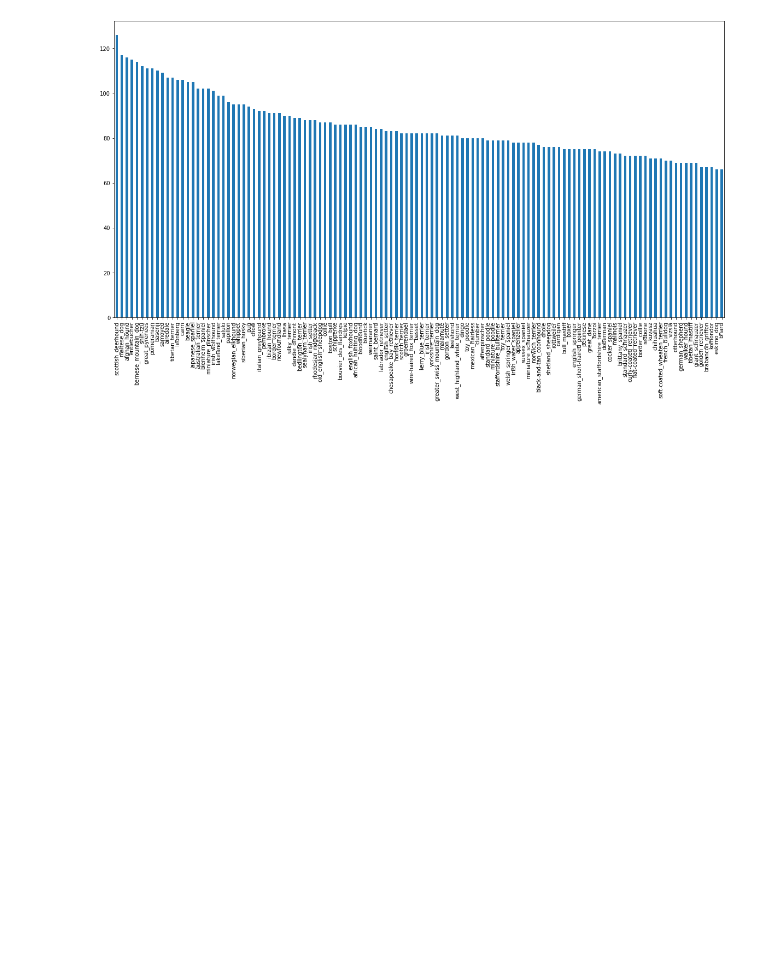
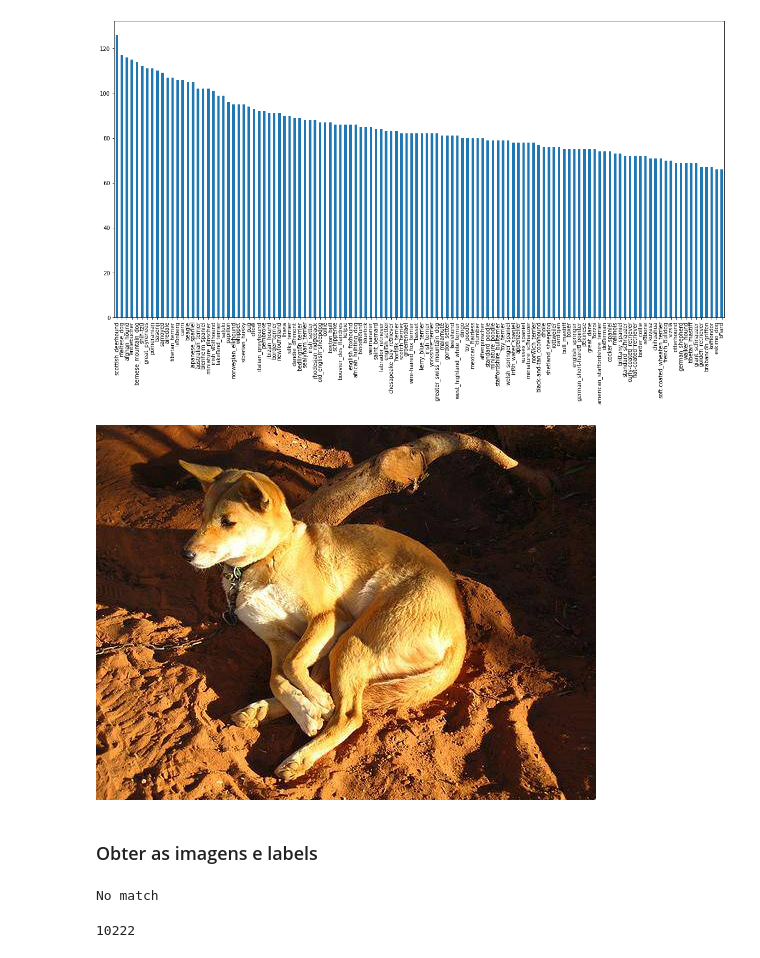
Before and after one commit to willsbit/ztm_datascience-machinelearning, a Jupyter notebook: dob_breed_project.ipynb, the cells around one changed output. Cells and saved outputs as stored; diff of their text form; code cells hidden in the pictures; blank space fills up the shorter version.

Commit message:
continuação do projeto de CV Dog Breed Identification

```diff
--- a/dob_breed_project.ipynb
+++ b/dob_breed_project.ipynb
@@ -61,3 +55,11 @@ labels_csv["breed"].value_counts().plot.bar(figsize=(20, 10))
 # %% [output]
 <matplotlib.axes._subplots.AxesSubplot at 0x...>
 [figure]
+# %%
+from IPython.display import Image
+
+Image("/content/drive/MyDrive/data/train/001513dfcb2ffafc82cccf4d8bbaba97.jpg")
+# %% [output]
+[figure, added]
+# %% [markdown]
+### Obter as imagens e labels
@@ -63,0 +68,8 @@ labels_csv["breed"].value_counts().plot.bar(figsize=(20, 10))
+# %%
+import os
+if len(os.listdir("/content/drive/MyDrive/data/train")) == len(filenames):
+  print("Match")
+else:
+  print("No match")
+# %% [output]
+No match
@@ -63,0 +83,6 @@ labels_csv["breed"].value_counts().plot.bar(figsize=(20, 10))
+# %%
+# transformar cada label em uma array de booleans
+boolean_labels = [label == unique_breeds for label in labels]
+len(boolean_labels)
+# %% [output]
+10222
```
Also changed, not shown: parts of 13 cells of this notebook.
